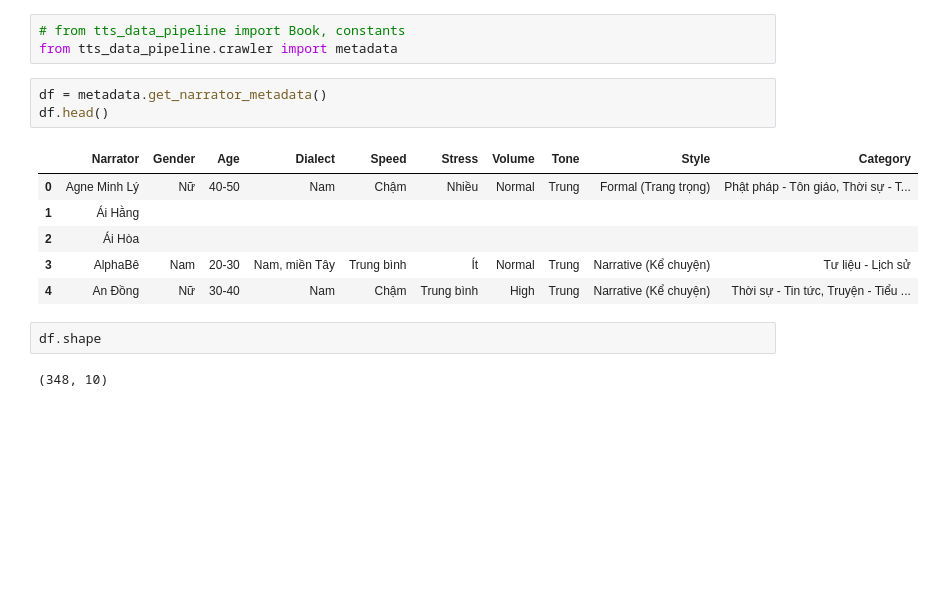
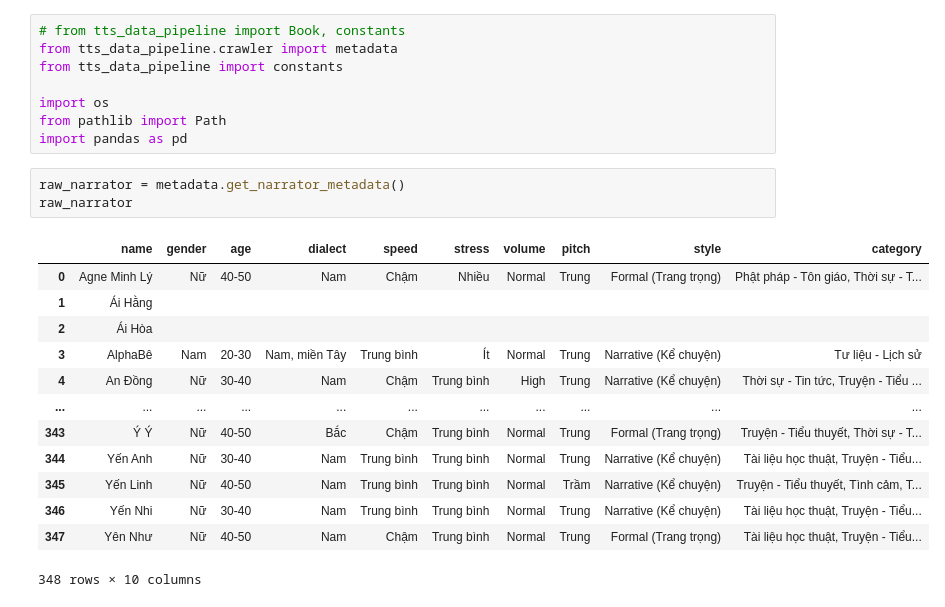
Before and after one commit to quochuy242/VNAVC, a Jupyter notebook: notebooks/narrator.ipynb, the cells around one changed output. Drawn from its saved outputs; the diff is of its cells as text; blank space fills up the shorter version.

Commit message:
[update]: combine metadata book and narrator and analyze them

```diff
--- a/notebooks/narrator.ipynb
+++ b/notebooks/narrator.ipynb
@@ -1,17 +1,25 @@
 # %%
 # from tts_data_pipeline import Book, constants
 from tts_data_pipeline.crawler import metadata
+from tts_data_pipeline import constants
+
+import os
+from pathlib import Path
+import pandas as pd
-# %%
-df = metadata.get_narrator_metadata()
-df.head()
-# %% [output]
-|  | Narrator | Gender | Age | Dialect | Speed | Stress | Volume | Tone | Style | Category |
-| 0 | Agne Minh Lý | Nữ | 40-50 | Nam | Chậm | Nhiều | Normal | Trung | Formal (Trang trọng) | Phật pháp - Tôn giáo, Thời sự - T... |
-| 1 | Ái Hằng |  |  |  |  |  |  |  |  |  |
-| 2 | Ái Hòa |  |  |  |  |  |  |  |  |  |
-| 3 | AlphaBê | Nam | 20-30 | Nam, miền Tây | Trung bình | Ít | Normal | Trung | Narrative (Kể chuyện) | Tư liệu - Lịch sử |
-| 4 | An Đồng | Nữ | 30-40 | Nam | Chậm | Trung bình | High | Trung | Narrative (Kể chuyện) | Thời sự - Tin tức, Truyện - Tiểu ... |
-# %%
-df.shape
-# %% [output]
-(348, 10)
+# %%
+raw_narrator = metadata.get_narrator_metadata()
+raw_narrator
+# %% [output]
+|  | name | gender | age | dialect | speed | stress | volume | pitch | style | category |
+| 0 | Agne Minh Lý | Nữ | 40-50 | Nam | Chậm | Nhiều | Normal | Trung | Formal (Trang trọng) | Phật pháp - Tôn giáo, Thời sự - T... |
+| 1 | Ái Hằng |  |  |  |  |  |  |  |  |  |
+| 2 | Ái Hòa |  |  |  |  |  |  |  |  |  |
+| 3 | AlphaBê | Nam | 20-30 | Nam, miền Tây | Trung bình | Ít | Normal | Trung | Narrative (Kể chuyện) | Tư liệu - Lịch sử |
+| 4 | An Đồng | Nữ | 30-40 | Nam | Chậm | Trung bình | High | Trung | Narrative (Kể chuyện) | Thời sự - Tin tức, Truyện - Tiểu ... |
+| ... | ... | ... | ... | ... | ... | ... | ... | ... | ... | ... |
+| 343 | Ý Ý | Nữ | 40-50 | Bắc | Chậm | Trung bình | Normal | Trung | Formal (Trang trọng) | Truyện - Tiểu thuyết, Thời sự - T... |
+| 344 | Yến Anh | Nữ | 30-40 | Nam | Trung bình | Trung bình | Normal | Trung | Narrative (Kể chuyện) | Tài liệu học thuật, Truyện - Tiểu... |
+| 345 | Yến Linh | Nữ | 40-50 | Nam | Trung bình | Trung bình | Normal | Trầm | Narrative (Kể chuyện) | Truyện - Tiểu thuyết, Tình cảm, T... |
+| 346 | Yến Nhi | Nữ | 30-40 | Nam | Trung bình | Trung bình | Normal | Trung | Narrative (Kể chuyện) | Tài liệu học thuật, Truyện - Tiểu... |
+| 347 | Yên Như | Nữ | 40-50 | Nam | Chậm | Trung bình | Normal | Trung | Formal (Trang trọng) | Tài liệu học thuật, Truyện - Tiểu... |
+348 rows × 10 columns
```
Also changed, not shown: parts of 19 cells of this notebook, 1 other file.
